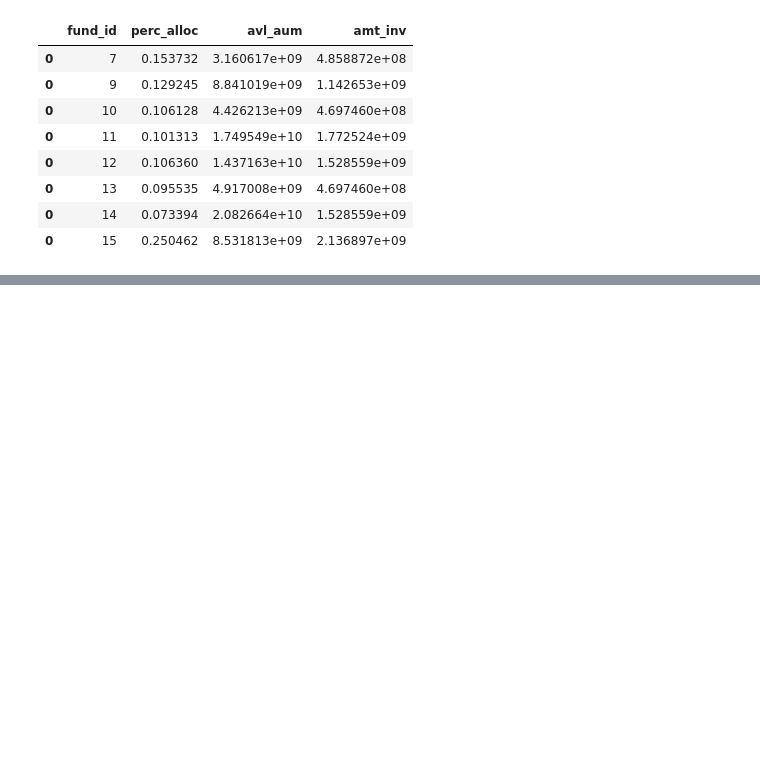
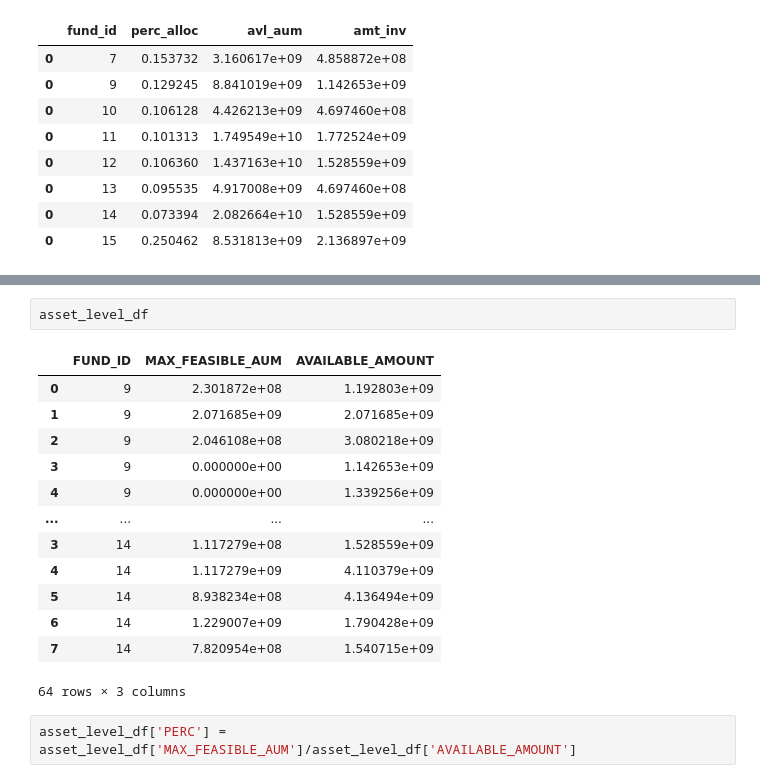
Before and after one commit to hardik-05/Fid-Case-Study, a Jupyter notebook: Funds_Mapping/fund_alloc.ipynb, the cells around one changed output, grey strips where cells are left out. Cells and saved outputs as stored; diff of their text form; blank space fills up the shorter version.

```diff
--- a/Funds_Mapping/fund_alloc.ipynb
+++ b/Funds_Mapping/fund_alloc.ipynb
@@ -191,0 +221,18 @@ Investable Amount in Asset Class 7 = 782095440.0000001
+# %%
+asset_level_df
+# %% [output]
+|  | FUND_ID | MAX_FEASIBLE_AUM | AVAILABLE_AMOUNT |
+| 0 | 9 | 2.301872e+08 | 1.192803e+09 |
+| 1 | 9 | 2.071685e+09 | 2.071685e+09 |
+| 2 | 9 | 2.046108e+08 | 3.080218e+09 |
+| 3 | 9 | 0.000000e+00 | 1.142653e+09 |
+| 4 | 9 | 0.000000e+00 | 1.339256e+09 |
+| ... | ... | ... | ... |
+| 3 | 14 | 1.117279e+08 | 1.528559e+09 |
+| 4 | 14 | 1.117279e+09 | 4.110379e+09 |
+| 5 | 14 | 8.938234e+08 | 4.136494e+09 |
+| 6 | 14 | 1.229007e+09 | 1.790428e+09 |
+| 7 | 14 | 7.820954e+08 | 1.540715e+09 |
+64 rows × 3 columns
+# %%
+asset_level_df['PERC'] = asset_level_df['MAX_FEASIBLE_AUM']/asset_level_df['AVAILABLE_AMOUNT']
```
Also changed, not shown: parts of 6 cells of this notebook, 1 other file.
